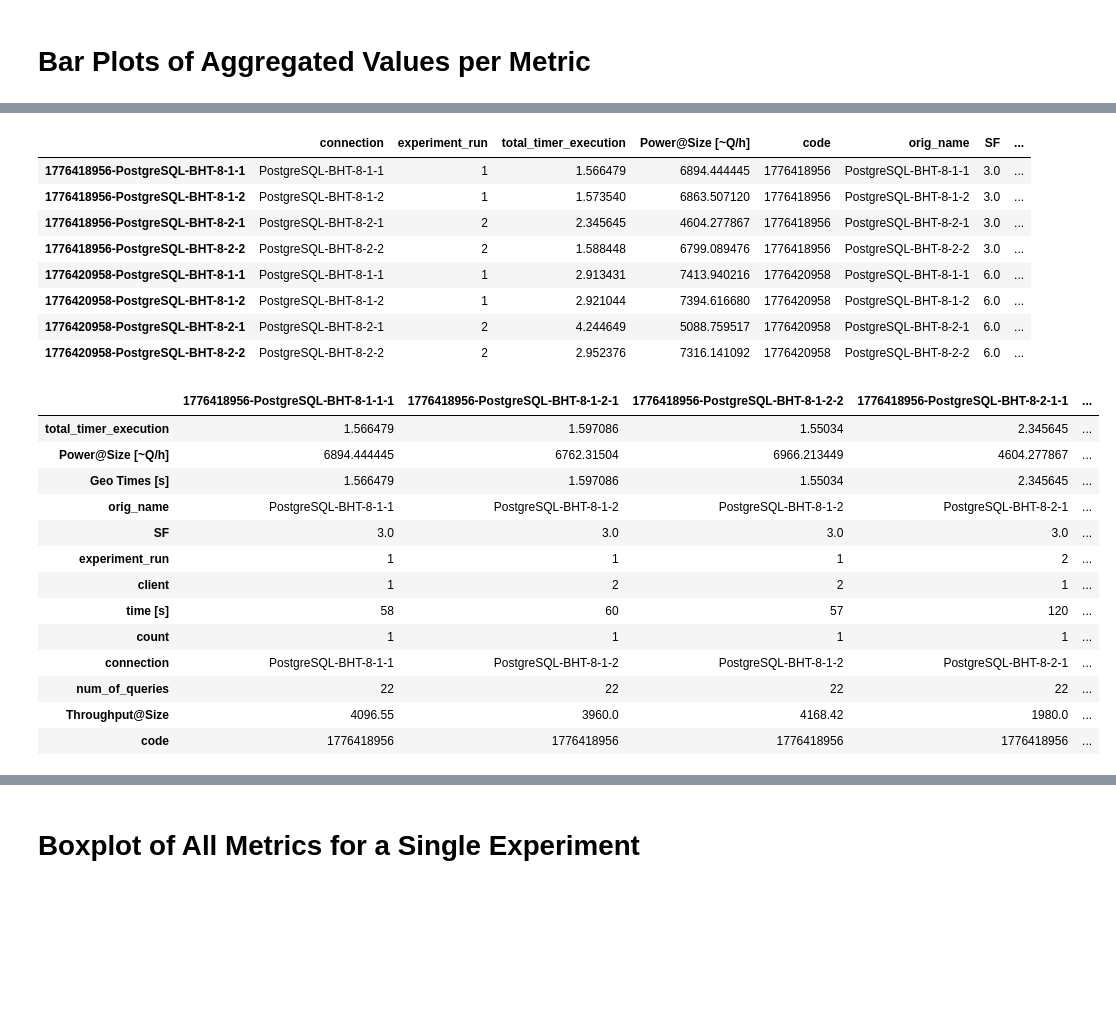
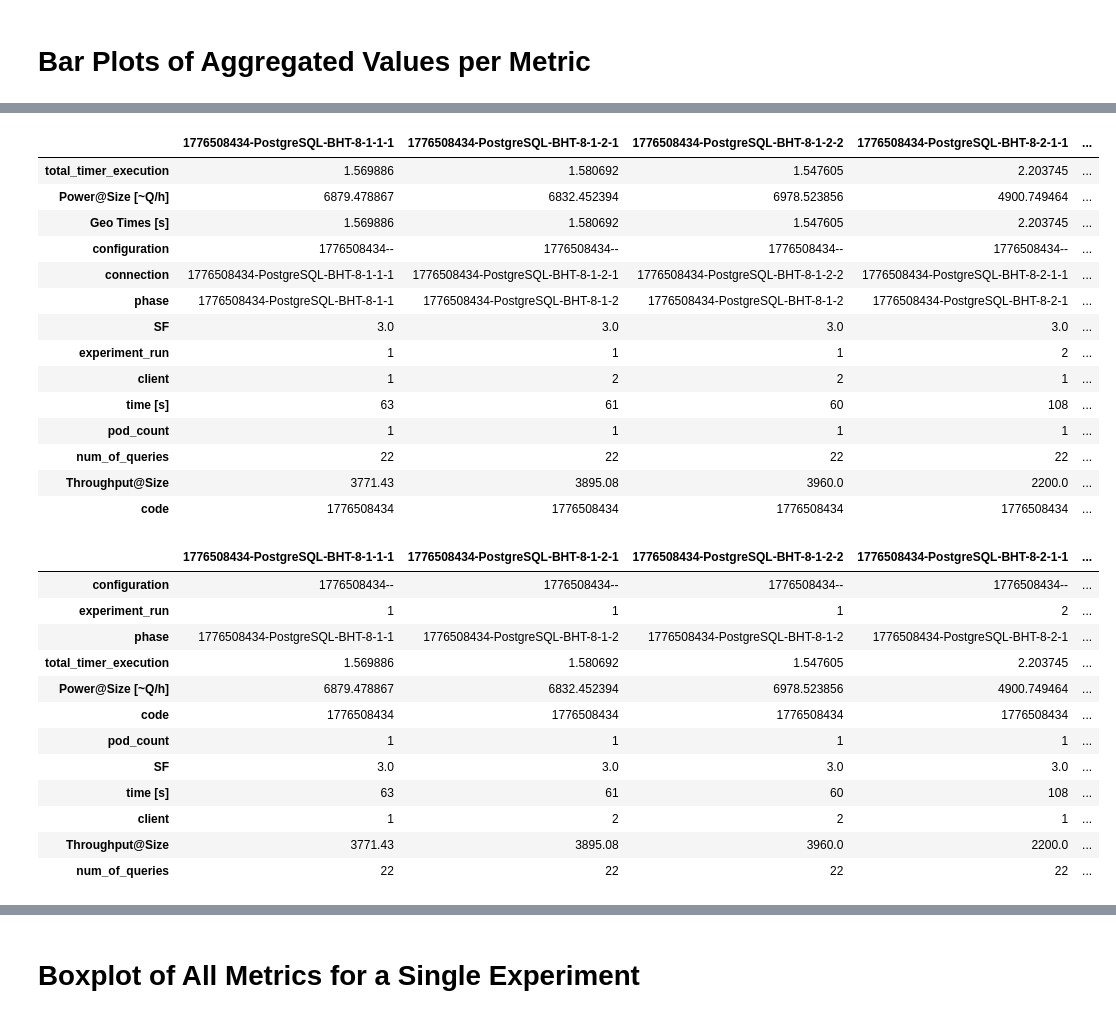
Before and after one commit to Beuth-Erdelt/Benchmark-Experiment-Host-Manager, a Jupyter notebook: dev/Collector-TPC-H.ipynb, the cells around one changed output, grey strips where cells are left out. Drawn from its saved outputs; the diff is of its cells as text; code cells hidden in the pictures; blank space fills up the shorter version.

Commit message:
Collector: more on TPC-H

```diff
--- a/dev/Collector-TPC-H.ipynb
+++ b/dev/Collector-TPC-H.ipynb
@@ -80,15 +82,15 @@ from notebookutils import *
 # %% [markdown]
 # Collect Results
 # %%
-#path = r"D:\data\benchmarks"
-path = r"/data/benchmarks"
+path = r"D:\data\benchmarks"
+#path = r"/data/benchmarks"
 filename_prefix = "demo_"
 b_plot_save = False
 b_skip_plots = True
 # %%
 codes = [
-    "1776418956",
-    "1776420958"
+    "1776508434",
+    "1776550283"
 ]
 
 codes
@@ -163,6 +165,6 @@ df.T
 # %% [markdown]
 # Get Aggregated Metrics per SUT and per Experiment
 # %%
-df_performance = collect.get_monitoring_aggregated_per_connection("stream")
+df_performance = collect.get_monitoring_aggregated_per_phase("stream")
 df_performance.T
 # %% [output]
@@ -210,6 +212,6 @@ combine on index
 # %%
 metric = 'total_cpu_memory'
 code = codes[0]
-df = collect.get_monitoring_timeseries_per_connection(code, metric=metric)
+df = collect.get_monitoring_timeseries_per_phase(code, metric=metric)
 df.T
 # %% [output]
@@ -277,43 +279,48 @@ collect.get_monitoring_timeseries_all(metric=metric)
 # %%
-df_performance = collect.get_performance_aggregated_per_connection()
+df_performance = collect.get_performance_per_connection()
 
 df_performance_first = df_performance[df_performance['client']==1]
 df_performance_second = df_performance[df_performance['client']==2]
 
 df_performance.dropna(inplace=True)
-df_performance
+df_performance.T
 # %% [output]
-|  | connection | experiment_run | total_timer_execution | Power@Size [~Q/h] | code | orig_name | SF | ... |
-| 1776418956-PostgreSQL-BHT-8-1-1 | PostgreSQL-BHT-8-1-1 | 1 | 1.566479 | 6894.444445 | 1776418956 | PostgreSQL-BHT-8-1-1 | 3.0 | ... |
-| 1776418956-PostgreSQL-BHT-8-1-2 | PostgreSQL-BHT-8-1-2 | 1 | 1.573540 | 6863.507120 | 1776418956 | PostgreSQL-BHT-8-1-2 | 3.0 | ... |
-| 1776418956-PostgreSQL-BHT-8-2-1 | PostgreSQL-BHT-8-2-1 | 2 | 2.345645 | 4604.277867 | 1776418956 | PostgreSQL-BHT-8-2-1 | 3.0 | ... |
-| 1776418956-PostgreSQL-BHT-8-2-2 | PostgreSQL-BHT-8-2-2 | 2 | 1.588448 | 6799.089476 | 1776418956 | PostgreSQL-BHT-8-2-2 | 3.0 | ... |
-| 1776420958-PostgreSQL-BHT-8-1-1 | PostgreSQL-BHT-8-1-1 | 1 | 2.913431 | 7413.940216 | 1776420958 | PostgreSQL-BHT-8-1-1 | 6.0 | ... |
-| 1776420958-PostgreSQL-BHT-8-1-2 | PostgreSQL-BHT-8-1-2 | 1 | 2.921044 | 7394.616680 | 1776420958 | PostgreSQL-BHT-8-1-2 | 6.0 | ... |
-| 1776420958-PostgreSQL-BHT-8-2-1 | PostgreSQL-BHT-8-2-1 | 2 | 4.244649 | 5088.759517 | 1776420958 | PostgreSQL-BHT-8-2-1 | 6.0 | ... |
-| 1776420958-PostgreSQL-BHT-8-2-2 | PostgreSQL-BHT-8-2-2 | 2 | 2.952376 | 7316.141092 | 1776420958 | PostgreSQL-BHT-8-2-2 | 6.0 | ... |
+|  | 1776508434-PostgreSQL-BHT-8-1-1-1 | 1776508434-PostgreSQL-BHT-8-1-2-1 | 1776508434-PostgreSQL-BHT-8-1-2-2 | 1776508434-PostgreSQL-BHT-8-2-1-1 | ... |
+| total_timer_execution | 1.569886 | 1.580692 | 1.547605 | 2.203745 | ... |
+| Power@Size [~Q/h] | 6879.478867 | 6832.452394 | 6978.523856 | 4900.749464 | ... |
+| Geo Times [s] | 1.569886 | 1.580692 | 1.547605 | 2.203745 | ... |
+| configuration | 1776508434-- | 1776508434-- | 1776508434-- | 1776508434-- | ... |
+| connection | 1776508434-PostgreSQL-BHT-8-1-1-1 | 1776508434-PostgreSQL-BHT-8-1-2-1 | 1776508434-PostgreSQL-BHT-8-1-2-2 | 1776508434-PostgreSQL-BHT-8-2-1-1 | ... |
+| phase | 1776508434-PostgreSQL-BHT-8-1-1 | 1776508434-PostgreSQL-BHT-8-1-2 | 1776508434-PostgreSQL-BHT-8-1-2 | 1776508434-PostgreSQL-BHT-8-2-1 | ... |
+| SF | 3.0 | 3.0 | 3.0 | 3.0 | ... |
+| experiment_run | 1 | 1 | 1 | 2 | ... |
+| client | 1 | 2 | 2 | 1 | ... |
+| time [s] | 63 | 61 | 60 | 108 | ... |
+| pod_count | 1 | 1 | 1 | 1 | ... |
+| num_of_queries | 22 | 22 | 22 | 22 | ... |
+| Throughput@Size | 3771.43 | 3895.08 | 3960.0 | 2200.0 | ... |
+| code | 1776508434 | 1776508434 | 1776508434 | 1776508434 | ... |
 # %%
-df_performance = collect.get_performance_per_pod()
+df_performance = collect.get_performance_aggregated_per_phase()
 
 df_performance_first = df_performance[df_performance['client']==1]
 df_performance_second = df_performance[df_performance['client']==2]
 
 df_performance.T
 # %% [output]
-|  | 1776418956-PostgreSQL-BHT-8-1-1-1 | 1776418956-PostgreSQL-BHT-8-1-2-1 | 1776418956-PostgreSQL-BHT-8-1-2-2 | 1776418956-PostgreSQL-BHT-8-2-1-1 | ... |
-| total_timer_execution | 1.566479 | 1.597086 | 1.55034 | 2.345645 | ... |
-| Power@Size [~Q/h] | 6894.444445 | 6762.31504 | 6966.213449 | 4604.277867 | ... |
-| Geo Times [s] | 1.566479 | 1.597086 | 1.55034 | 2.345645 | ... |
-| orig_name | PostgreSQL-BHT-8-1-1 | PostgreSQL-BHT-8-1-2 | PostgreSQL-BHT-8-1-2 | PostgreSQL-BHT-8-2-1 | ... |
+|  | 1776508434-PostgreSQL-BHT-8-1-1-1 | 1776508434-PostgreSQL-BHT-8-1-2-1 | 1776508434-PostgreSQL-BHT-8-1-2-2 | 1776508434-PostgreSQL-BHT-8-2-1-1 | ... |
+| configuration | 1776508434-- | 1776508434-- | 1776508434-- | 1776508434-- | ... |
+| experiment_run | 1 | 1 | 1 | 2 | ... |
+| phase | 1776508434-PostgreSQL-BHT-8-1-1 | 1776508434-PostgreSQL-BHT-8-1-2 | 1776508434-PostgreSQL-BHT-8-1-2 | 1776508434-PostgreSQL-BHT-8-2-1 | ... |
+| total_timer_execution | 1.569886 | 1.580692 | 1.547605 | 2.203745 | ... |
+| Power@Size [~Q/h] | 6879.478867 | 6832.452394 | 6978.523856 | 4900.749464 | ... |
+| code | 1776508434 | 1776508434 | 1776508434 | 1776508434 | ... |
+| pod_count | 1 | 1 | 1 | 1 | ... |
 | SF | 3.0 | 3.0 | 3.0 | 3.0 | ... |
-| experiment_run | 1 | 1 | 1 | 2 | ... |
+| time [s] | 63 | 61 | 60 | 108 | ... |
 | client | 1 | 2 | 2 | 1 | ... |
-| time [s] | 58 | 60 | 57 | 120 | ... |
-| count | 1 | 1 | 1 | 1 | ... |
-| connection | PostgreSQL-BHT-8-1-1 | PostgreSQL-BHT-8-1-2 | PostgreSQL-BHT-8-1-2 | PostgreSQL-BHT-8-2-1 | ... |
+| Throughput@Size | 3771.43 | 3895.08 | 3960.0 | 2200.0 | ... |
 | num_of_queries | 22 | 22 | 22 | 22 | ... |
-| Throughput@Size | 4096.55 | 3960.0 | 4168.42 | 1980.0 | ... |
-| code | 1776418956 | 1776418956 | 1776418956 | 1776418956 | ... |
 # %%
 df = collect.add_metadata(df_performance)
 df.T
```
Also changed, not shown: parts of 17 cells of this notebook, 4 other files.
